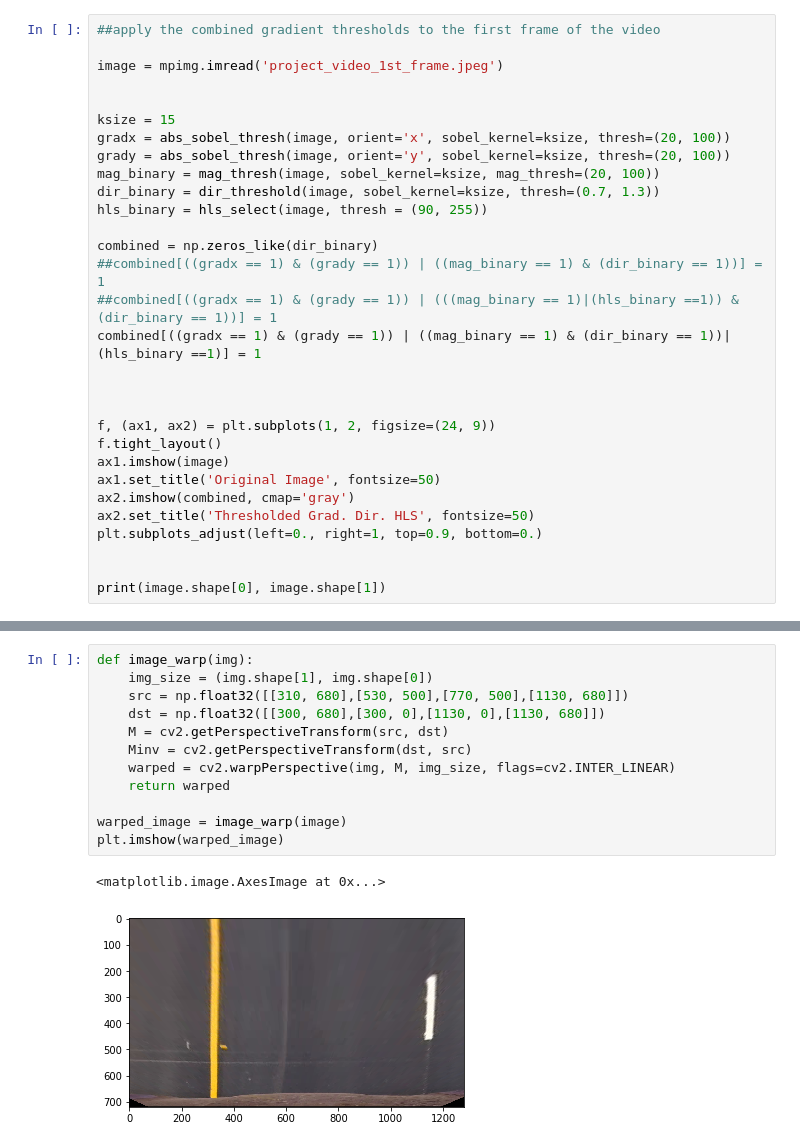
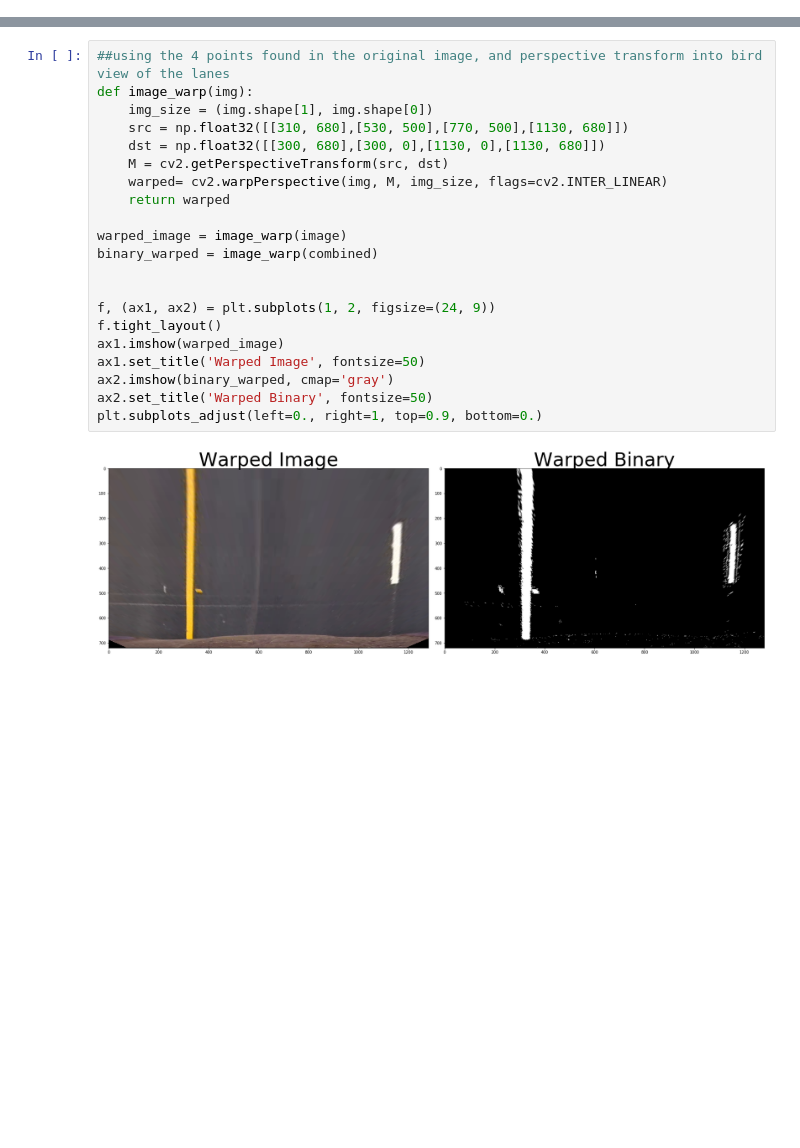
Before and after one commit to hygu/nd013, a Jupyter notebook: exp-Conv-closest.ipynb, the cells around one changed output, grey strips where cells are left out. Drawn from its saved outputs; the diff is of its cells as text; blank space fills up the shorter version.

```diff
--- a/exp-Conv-closest.ipynb
+++ b/exp-Conv-closest.ipynb
@@ -70,30 +102,0 @@ def hls_select(img, thresh=(0, 255)):
-# %%
-##apply the combined gradient thresholds to the first frame of the video
-
-image = mpimg.imread('project_video_1st_frame.jpeg')
-
-
-ksize = 15
-gradx = abs_sobel_thresh(image, orient='x', sobel_kernel=ksize, thresh=(20, 100))
-grady = abs_sobel_thresh(image, orient='y', sobel_kernel=ksize, thresh=(20, 100))
-mag_binary = mag_thresh(image, sobel_kernel=ksize, mag_thresh=(20, 100))
-dir_binary = dir_threshold(image, sobel_kernel=ksize, thresh=(0.7, 1.3))
-hls_binary = hls_select(image, thresh = (90, 255))
-
-combined = np.zeros_like(dir_binary)
-##combined[((gradx == 1) & (grady == 1)) | ((mag_binary == 1) & (dir_binary == 1))] = 1
-##combined[((gradx == 1) & (grady == 1)) | (((mag_binary == 1)|(hls_binary ==1)) & (dir_binary == 1))] = 1
-combined[((gradx == 1) & (grady == 1)) | ((mag_binary == 1) & (dir_binary == 1))|(hls_binary ==1)] = 1
-
-
-
-f, (ax1, ax2) = plt.subplots(1, 2, figsize=(24, 9))
-f.tight_layout()
-ax1.imshow(image)
-ax1.set_title('Original Image', fontsize=50)
-ax2.imshow(combined, cmap='gray')
-ax2.set_title('Thresholded Grad. Dir. HLS', fontsize=50)
-plt.subplots_adjust(left=0., right=1, top=0.9, bottom=0.)
-
-
-print(image.shape[0], image.shape[1])
@@ -113,15 +113,23 @@ plt.plot(1130, 680, '.')
 # %%
+##using the 4 points found in the original image, and perspective transform into bird view of the lanes
 def image_warp(img):
     img_size = (img.shape[1], img.shape[0])
     src = np.float32([[310, 680],[530, 500],[770, 500],[1130, 680]])
     dst = np.float32([[300, 680],[300, 0],[1130, 0],[1130, 680]])
     M = cv2.getPerspectiveTransform(src, dst)
-    Minv = cv2.getPerspectiveTransform(dst, src)
-    warped = cv2.warpPerspective(img, M, img_size, flags=cv2.INTER_LINEAR)
+    warped= cv2.warpPerspective(img, M, img_size, flags=cv2.INTER_LINEAR)
     return warped
 
 warped_image = image_warp(image)
-plt.imshow(warped_image)
+binary_warped = image_warp(combined)
+
+
+f, (ax1, ax2) = plt.subplots(1, 2, figsize=(24, 9))
+f.tight_layout()
+ax1.imshow(warped_image)
+ax1.set_title('Warped Image', fontsize=50)
+ax2.imshow(binary_warped, cmap='gray')
+ax2.set_title('Warped Binary', fontsize=50)
+plt.subplots_adjust(left=0., right=1, top=0.9, bottom=0.)
 # %% [output]
-<matplotlib.image.AxesImage at 0x...>
-[figure, old version]
+[figure, new version]
```
Also changed, not shown: parts of 14 cells of this notebook.
